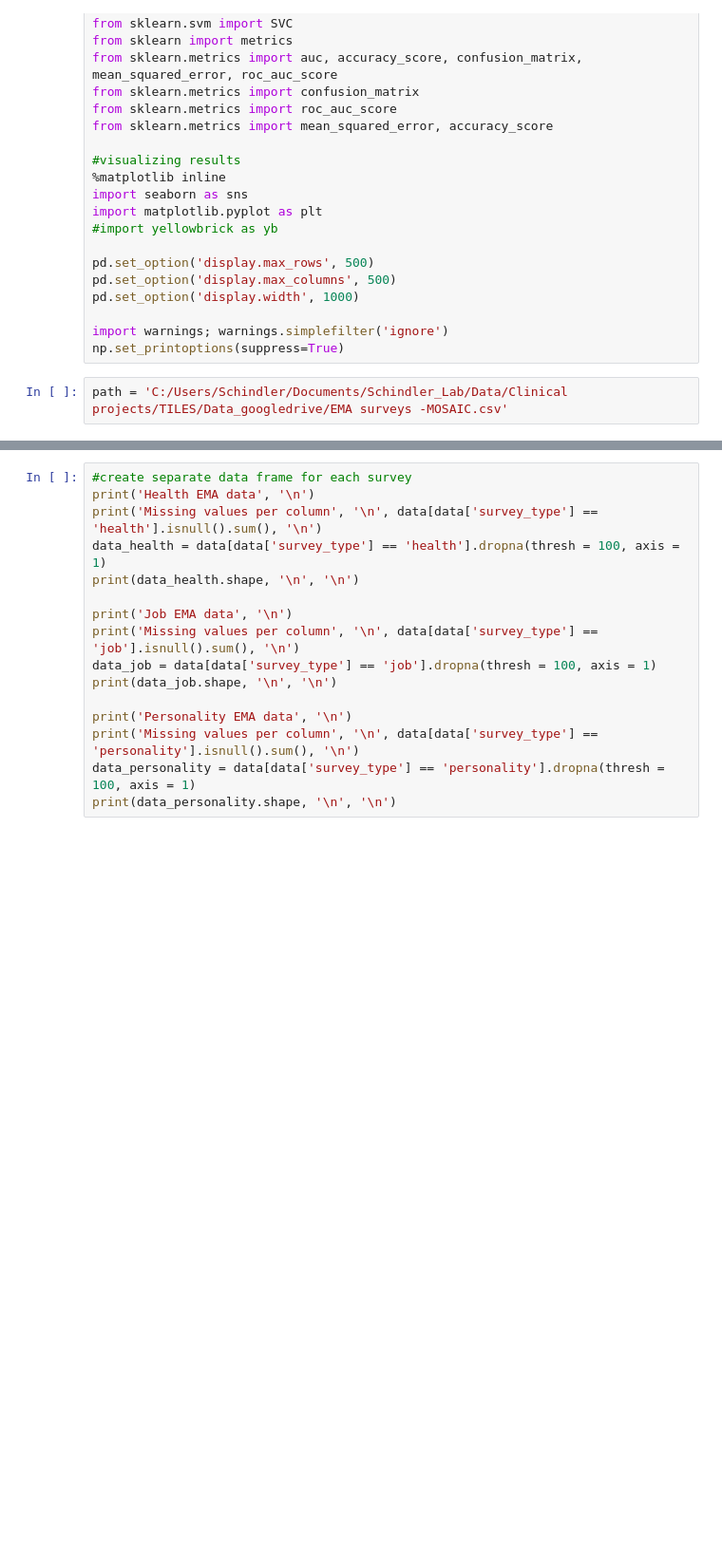
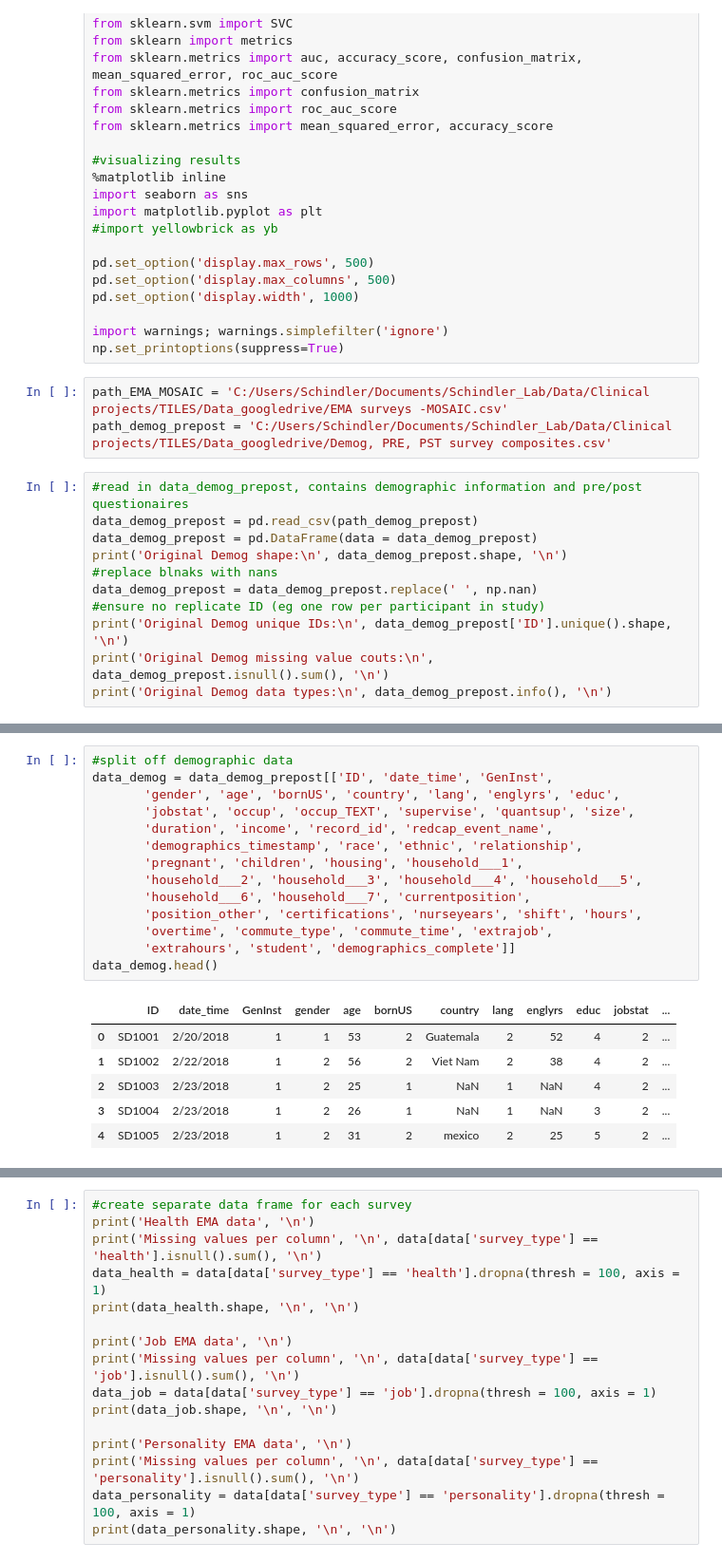
Before and after one commit to grace3999/TILES, a Jupyter notebook: TILES_MOSAIC.ipynb, the cells around one changed output, grey strips where cells are left out. Shown at 95% size. Cells and saved outputs as stored; diff of their text form; blank space fills up the shorter version.

Commit message:
merge demogs

```diff
--- a/TILES_MOSAIC.ipynb
+++ b/TILES_MOSAIC.ipynb
@@ -37,4 +37,16 @@ pd.set_option('display.width', 1000)
 import warnings; warnings.simplefilter('ignore')
 np.set_printoptions(suppress=True)
 # %%
-path = 'C:/Users/Schindler/Documents/Schindler_Lab/Data/Clinical projects/TILES/Data_googledrive/EMA surveys -MOSAIC.csv'
+path_EMA_MOSAIC = 'C:/Users/Schindler/Documents/Schindler_Lab/Data/Clinical projects/TILES/Data_googledrive/EMA surveys -MOSAIC.csv'
+path_demog_prepost = 'C:/Users/Schindler/Documents/Schindler_Lab/Data/Clinical projects/TILES/Data_googledrive/Demog, PRE, PST survey composites.csv'
+# %%
+#read in data_demog_prepost, contains demographic information and pre/post questionaires
+data_demog_prepost = pd.read_csv(path_demog_prepost)
+data_demog_prepost = pd.DataFrame(data = data_demog_prepost)
+print('Original Demog shape:\n', data_demog_prepost.shape, '\n')
+#replace blnaks with nans
+data_demog_prepost = data_demog_prepost.replace(' ', np.nan)
+#ensure no replicate ID (eg one row per participant in study)
+print('Original Demog unique IDs:\n', data_demog_prepost['ID'].unique().shape, '\n')
+print('Original Demog missing value couts:\n', data_demog_prepost.isnull().sum(), '\n')
+print('Original Demog data types:\n', data_demog_prepost.info(), '\n')
@@ -40,0 +71,21 @@ path = 'C:/Users/Schindler/Documents/Schindler_Lab/Data/Clinical projects/TILES/
+# %%
+#split off demographic data
+data_demog = data_demog_prepost[['ID', 'date_time', 'GenInst',
+       'gender', 'age', 'bornUS', 'country', 'lang', 'englyrs', 'educ',
+       'jobstat', 'occup', 'occup_TEXT', 'supervise', 'quantsup', 'size',
+       'duration', 'income', 'record_id', 'redcap_event_name',
+       'demographics_timestamp', 'race', 'ethnic', 'relationship',
+       'pregnant', 'children', 'housing', 'household___1',
+       'household___2', 'household___3', 'household___4', 'household___5',
+       'household___6', 'household___7', 'currentposition',
+       'position_other', 'certifications', 'nurseyears', 'shift', 'hours',
+       'overtime', 'commute_type', 'commute_time', 'extrajob',
+       'extrahours', 'student', 'demographics_complete']]
+data_demog.head()
+# %% [output]
+|  | ID | date_time | GenInst | gender | age | bornUS | country | lang | englyrs | educ | jobstat | ... |
+| 0 | SD1001 | 2/20/2018 | 1 | 1 | 53 | 2 | Guatemala | 2 | 52 | 4 | 2 | ... |
+| 1 | SD1002 | 2/22/2018 | 1 | 2 | 56 | 2 | Viet Nam | 2 | 38 | 4 | 2 | ... |
+| 2 | SD1003 | 2/23/2018 | 1 | 2 | 25 | 1 | NaN | 1 | NaN | 4 | 2 | ... |
+| 3 | SD1004 | 2/23/2018 | 1 | 2 | 26 | 1 | NaN | 1 | NaN | 3 | 2 | ... |
+| 4 | SD1005 | 2/23/2018 | 1 | 2 | 31 | 2 | mexico | 2 | 25 | 5 | 2 | ... |
```
Also changed, not shown: parts of 8 cells of this notebook.
